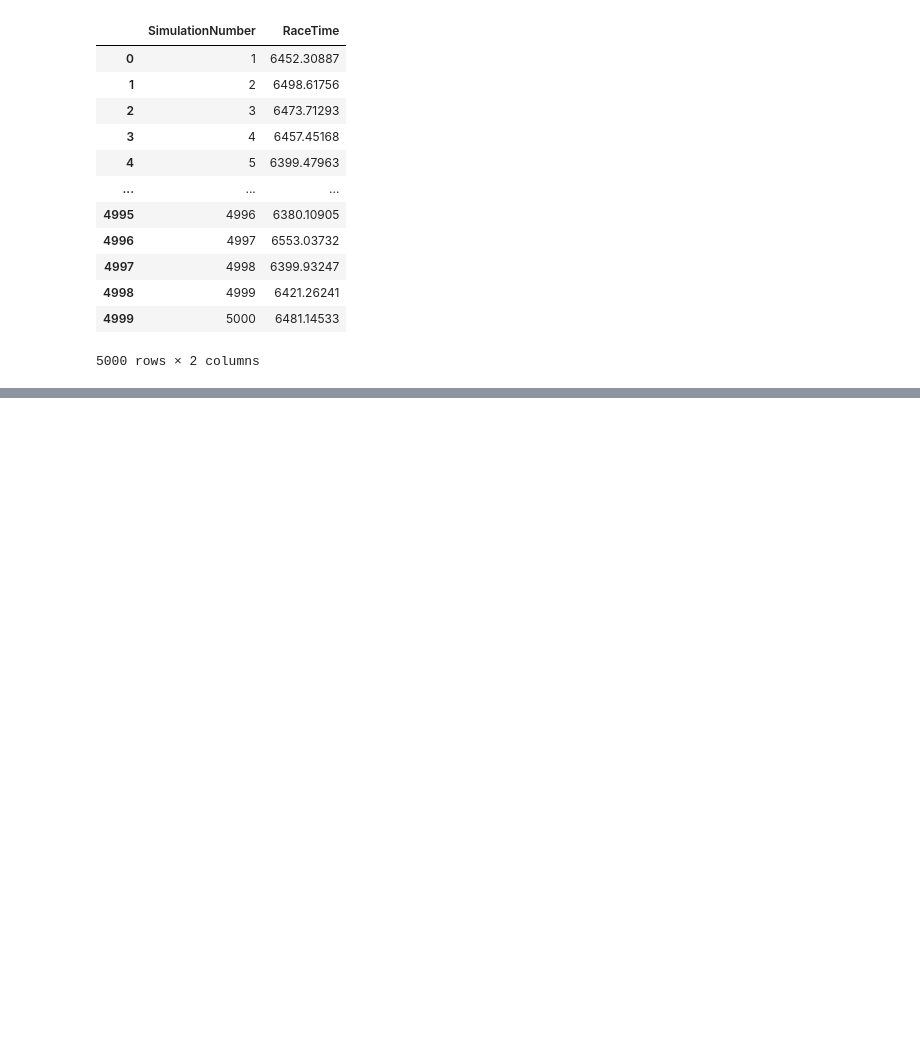
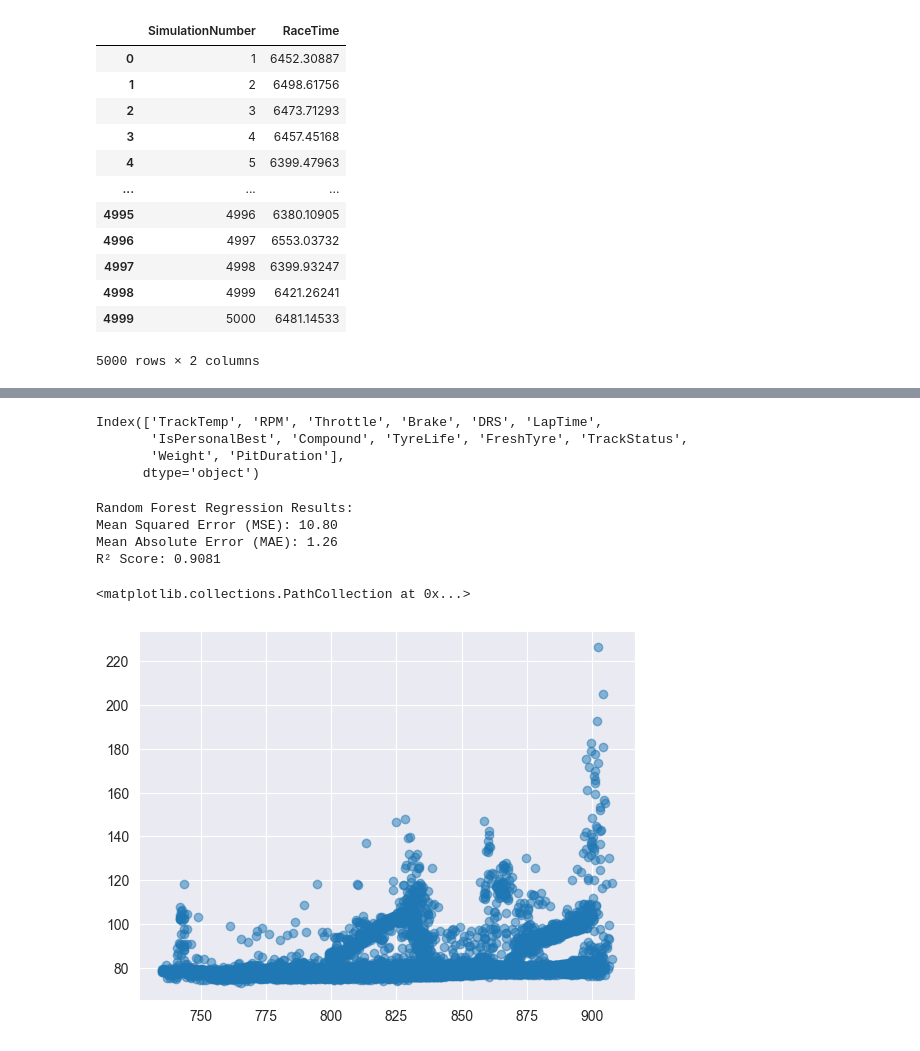
Before and after one commit to JigyashuSaravta/2025Spring_Final_F1, a Jupyter notebook: Fastf1/mc_sim.ipynb, the cells around one changed output, grey strips where cells are left out. Drawn from its saved outputs; the diff is of its cells as text; code cells hidden in the pictures; blank space fills up the shorter version.

```diff
--- a/Fastf1/mc_sim.ipynb
+++ b/Fastf1/mc_sim.ipynb
@@ -732,0 +737,3 @@ race_times_df_v10.to_csv('race_times_v10.csv')
+# %%
+import pandas as pd
+df = pd.read_csv('regression_final.csv')
@@ -732,0 +756,7 @@ race_times_df_v10.to_csv('race_times_v10.csv')
+# %%
+df.columns
+# %% [output]
+Index(['TrackTemp', 'RPM', 'Throttle', 'Brake', 'DRS', 'LapTime',
+       'IsPersonalBest', 'Compound', 'TyreLife', 'FreshTyre', 'TrackStatus',
+       'Weight', 'PitDuration'],
+      dtype='object')
@@ -732,0 +830,13 @@ race_times_df_v10.to_csv('race_times_v10.csv')
+# %%
+model, _, _ = train_random_forest(df)  # your original model training
+# %% [output]
+Random Forest Regression Results:
+Mean Squared Error (MSE): 10.80
+Mean Absolute Error (MAE): 1.26
+R² Score: 0.9081
+# %%
+import matplotlib.pyplot as plt
+plt.scatter(df.Weight, df.LapTime, alpha=0.5)
+# %% [output]
+<matplotlib.collections.PathCollection at 0x...>
+[figure, added]
```
Also changed, not shown: parts of 13 cells of this notebook, 1 other file.
